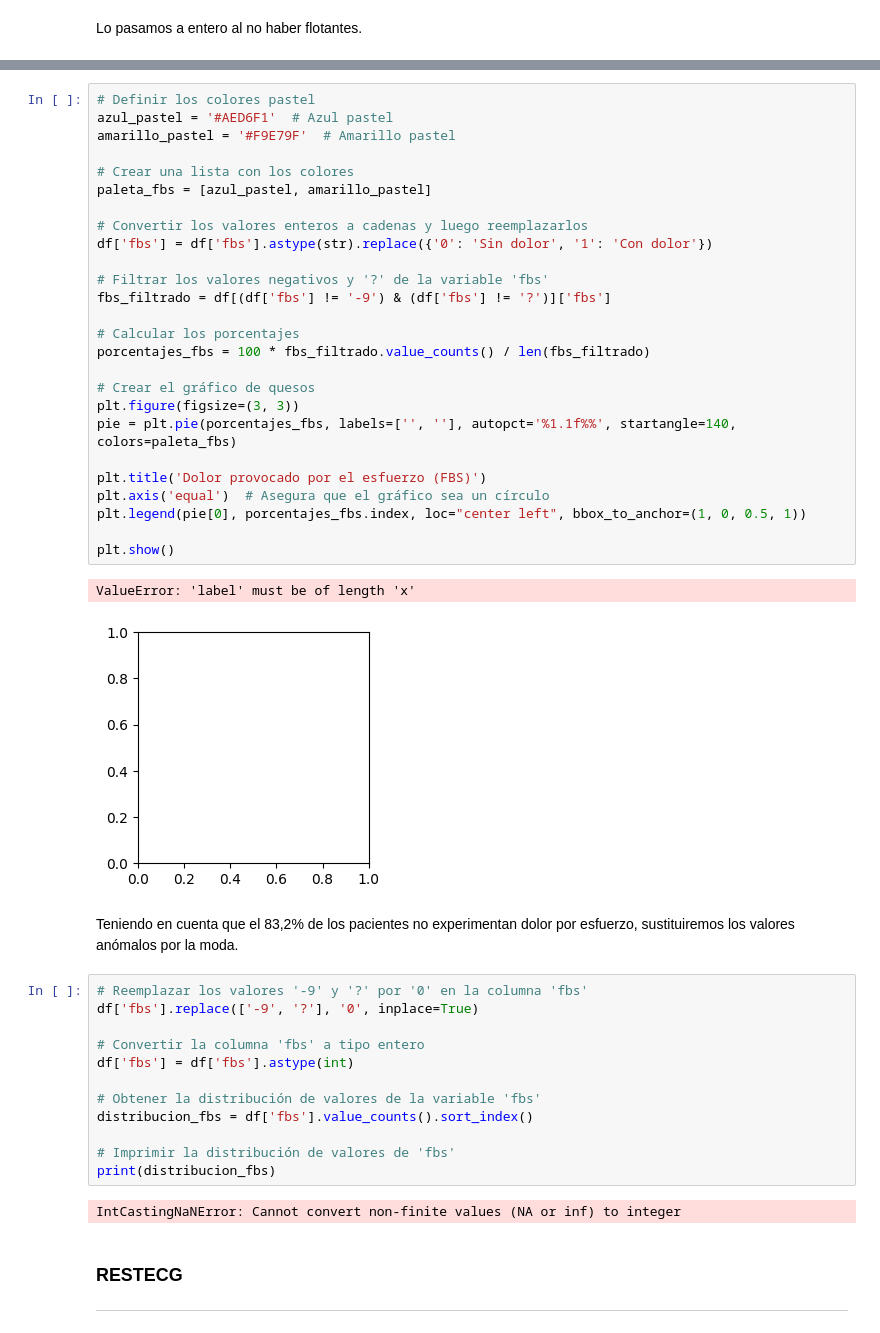
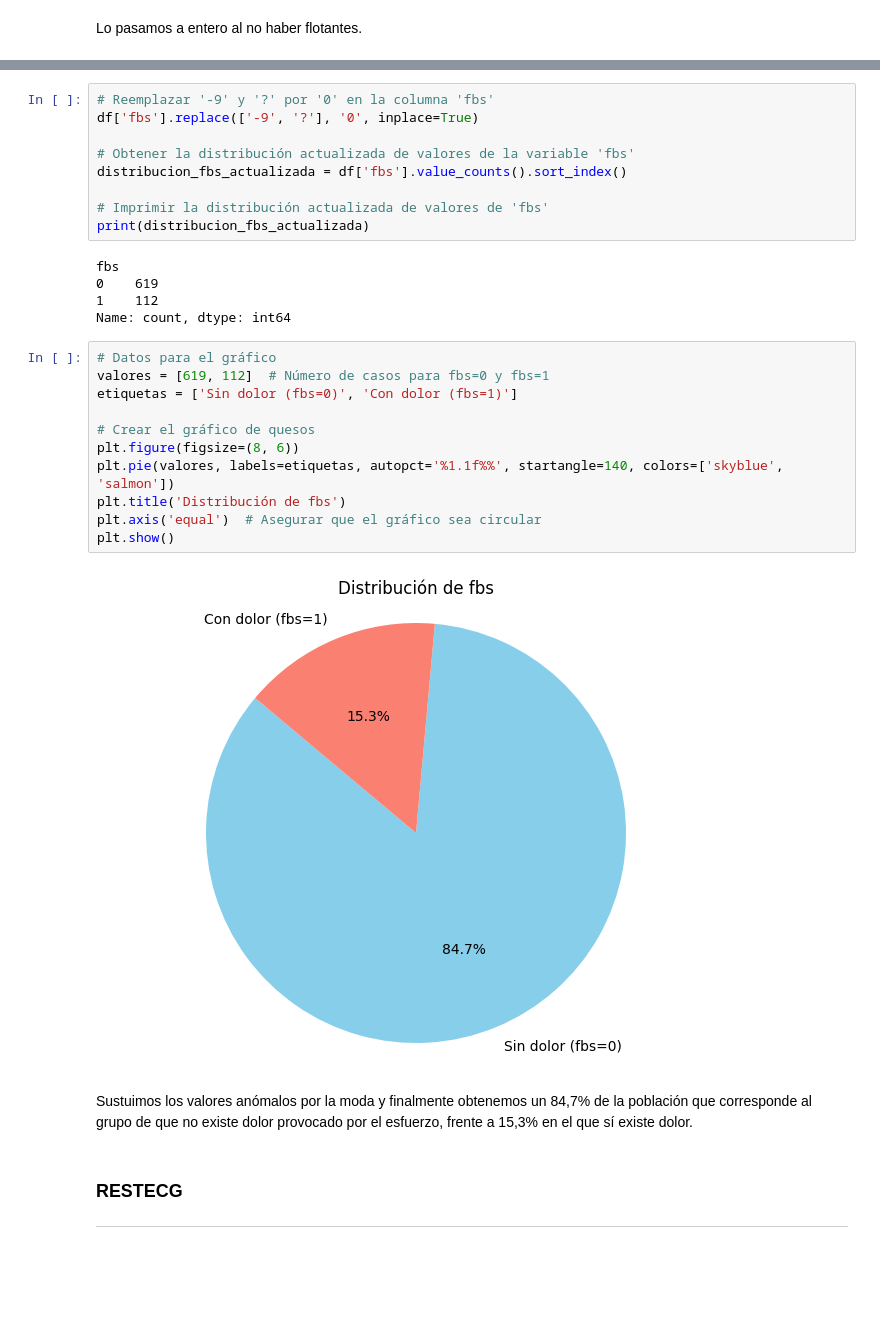
Before and after one commit to andrescervera/DATA-PROJECT-III, a Jupyter notebook: DATA_PROJECT_3_copia_JACKY.ipynb, the cells around one changed output, grey strips where cells are left out. Drawn from its saved outputs; the diff is of its cells as text; blank space fills up the shorter version.

```diff
--- a/DATA_PROJECT_3_copia_JACKY.ipynb
+++ b/DATA_PROJECT_3_copia_JACKY.ipynb
@@ -636,49 +651,33 @@ Sin dolor    731
 Name: count, dtype: int64
-# %%
-# Definir los colores pastel
-azul_pastel = '#AED6F1'  # Azul pastel
-amarillo_pastel = '#F9E79F'  # Amarillo pastel
-
-# Crear una lista con los colores
-paleta_fbs = [azul_pastel, amarillo_pastel]
-
-# Convertir los valores enteros a cadenas y luego reemplazarlos
-df['fbs'] = df['fbs'].astype(str).replace({'0': 'Sin dolor', '1': 'Con dolor'})
-
-# Filtrar los valores negativos y '?' de la variable 'fbs'
-fbs_filtrado = df[(df['fbs'] != '-9') & (df['fbs'] != '?')]['fbs']
-
-# Calcular los porcentajes
-porcentajes_fbs = 100 * fbs_filtrado.value_counts() / len(fbs_filtrado)
-
-# Crear el gráfico de quesos
-plt.figure(figsize=(3, 3))
-pie = plt.pie(porcentajes_fbs, labels=['', ''], autopct='%1.1f%%', startangle=140, colors=paleta_fbs)
-
-plt.title('Dolor provocado por el esfuerzo (FBS)')
-plt.axis('equal')  # Asegura que el gráfico sea un círculo
-plt.legend(pie[0], porcentajes_fbs.index, loc="center left", bbox_to_anchor=(1, 0, 0.5, 1))
-
-plt.show()
-# %% [output]
-ValueError: 'label' must be of length 'x'
-[figure, removed]
-# %% [markdown]
-Teniendo en cuenta que el 83,2% de los pacientes no experimentan dolor por esfuerzo, sustituiremos los valores anómalos por la moda.
 # %%
-# Reemplazar los valores '-9' y '?' por '0' en la columna 'fbs'
+# Reemplazar '-9' y '?' por '0' en la columna 'fbs'
 df['fbs'].replace(['-9', '?'], '0', inplace=True)
 
-# Convertir la columna 'fbs' a tipo entero
-df['fbs'] = df['fbs'].astype(int)
+# Obtener la distribución actualizada de valores de la variable 'fbs'
+distribucion_fbs_actualizada = df['fbs'].value_counts().sort_index()
 
-# Obtener la distribución de valores de la variable 'fbs'
-distribucion_fbs = df['fbs'].value_counts().sort_index()
-
-# Imprimir la distribución de valores de 'fbs'
-print(distribucion_fbs)
+# Imprimir la distribución actualizada de valores de 'fbs'
+print(distribucion_fbs_actualizada)
 # %% [output]
-IntCastingNaNError: Cannot convert non-finite values (NA or inf) to integer
+fbs
+0    619
+1    112
+Name: count, dtype: int64
+# %%
+# Datos para el gráfico
+valores = [619, 112]  # Número de casos para fbs=0 y fbs=1
+etiquetas = ['Sin dolor (fbs=0)', 'Con dolor (fbs=1)']
+
+# Crear el gráfico de quesos
+plt.figure(figsize=(8, 6))
+plt.pie(valores, labels=etiquetas, autopct='%1.1f%%', startangle=140, colors=['skyblue', 'salmon'])
+plt.title('Distribución de fbs')
+plt.axis('equal')  # Asegurar que el gráfico sea circular
+plt.show()
+# %% [output]
+[figure, added]
+# %% [markdown]
+Sustuimos los valores anómalos por la moda y finalmente obtenemos un 84,7% de la población que corresponde al grupo de que no existe dolor provocado por el esfuerzo, frente a 15,3% en el que sí existe dolor.
 # %% [markdown]
 ### RESTECG
 
```
Also changed, not shown: parts of 29 cells of this notebook.
